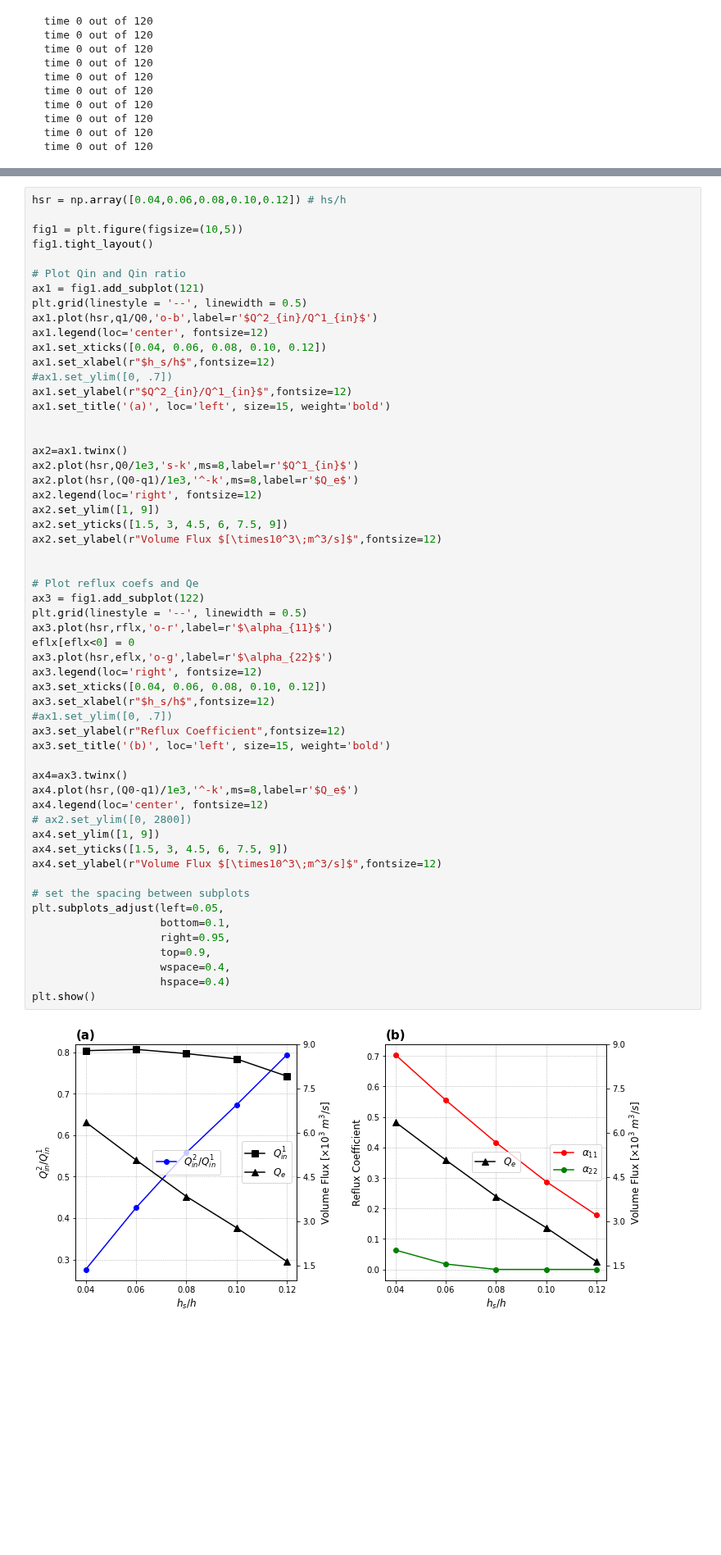
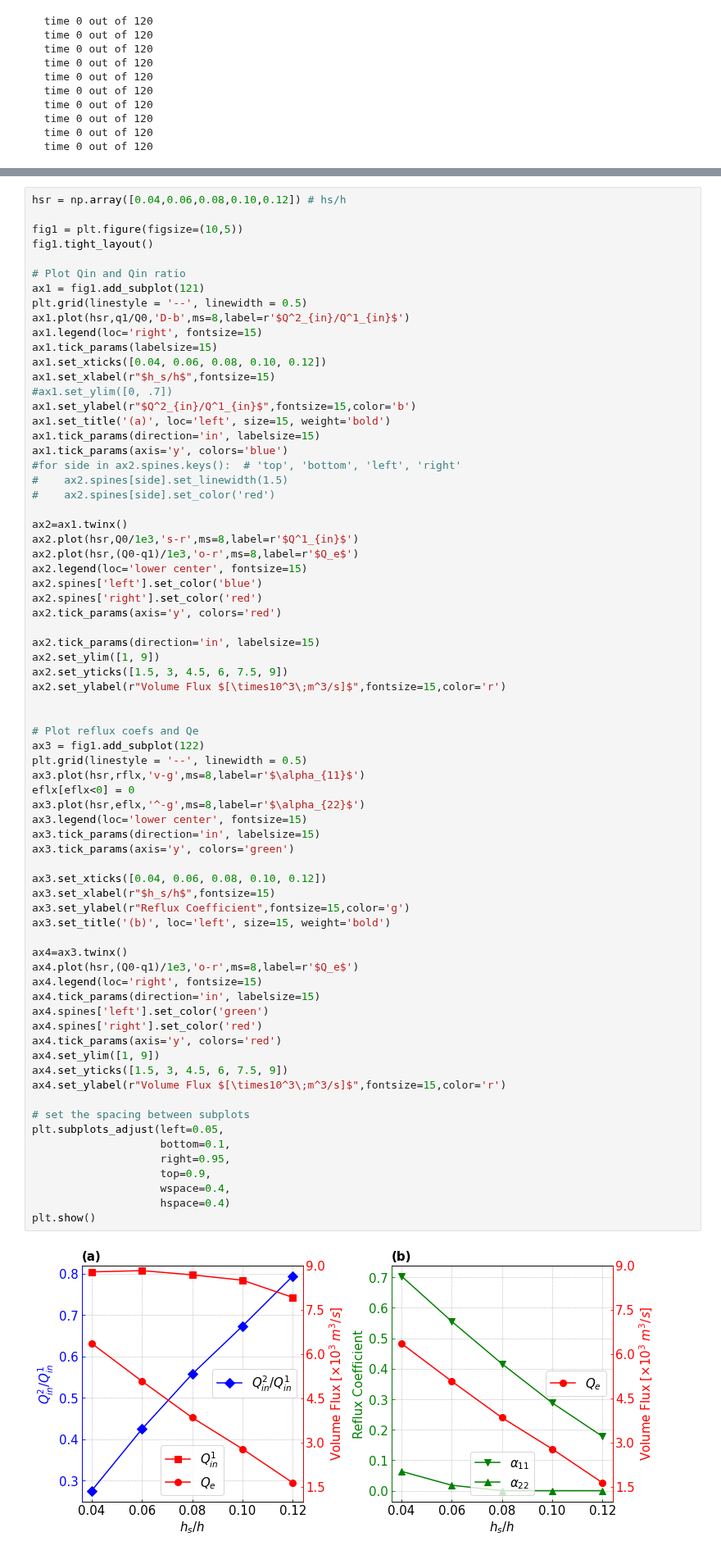
Before and after one commit to weiyangbao/Jupyter-Iceplume, a Jupyter notebook: Fjord Modeling/2-TEF_Reflux.ipynb, the cells around one changed output, grey strips where cells are left out. Shown at 82% size. Cells and saved outputs as stored; diff of their text form; blank space fills up the shorter version.

Commit message:
Figure adjustment

```diff
--- a/Fjord Modeling/2-TEF_Reflux.ipynb
+++ b/Fjord Modeling/2-TEF_Reflux.ipynb
@@ -170,55 +161,70 @@ fig1.tight_layout()
 # Plot Qin and Qin ratio
 ax1 = fig1.add_subplot(121)
 plt.grid(linestyle = '--', linewidth = 0.5)
-ax1.plot(hsr,q1/Q0,'o-b',label=r'$Q^2_{in}/Q^1_{in}$')
-ax1.legend(loc='center', fontsize=12)
+ax1.plot(hsr,q1/Q0,'D-b',ms=8,label=r'$Q^2_{in}/Q^1_{in}$')
+ax1.legend(loc='right', fontsize=15)
+ax1.tick_params(labelsize=15)
 ax1.set_xticks([0.04, 0.06, 0.08, 0.10, 0.12])
-ax1.set_xlabel(r"$h_s/h$",fontsize=12)
+ax1.set_xlabel(r"$h_s/h$",fontsize=15)
 #ax1.set_ylim([0, .7])
-ax1.set_ylabel(r"$Q^2_{in}/Q^1_{in}$",fontsize=12)
+ax1.set_ylabel(r"$Q^2_{in}/Q^1_{in}$",fontsize=15,color='b')
 ax1.set_title('(a)', loc='left', size=15, weight='bold')
-
+ax1.tick_params(direction='in', labelsize=15)
+ax1.tick_params(axis='y', colors='blue')
+#for side in ax2.spines.keys():  # 'top', 'bottom', 'left', 'right'
+#    ax2.spines[side].set_linewidth(1.5)
+#    ax2.spines[side].set_color('red')
 
 ax2=ax1.twinx()
-ax2.plot(hsr,Q0/1e3,'s-k',ms=8,label=r'$Q^1_{in}$')
-ax2.plot(hsr,(Q0-q1)/1e3,'^-k',ms=8,label=r'$Q_e$')
-ax2.legend(loc='right', fontsize=12)
+ax2.plot(hsr,Q0/1e3,'s-r',ms=8,label=r'$Q^1_{in}$')
+ax2.plot(hsr,(Q0-q1)/1e3,'o-r',ms=8,label=r'$Q_e$')
+ax2.legend(loc='lower center', fontsize=15)
+ax2.spines['left'].set_color('blue')
+ax2.spines['right'].set_color('red')
+ax2.tick_params(axis='y', colors='red')
+
+ax2.tick_params(direction='in', labelsize=15)
 ax2.set_ylim([1, 9])
 ax2.set_yticks([1.5, 3, 4.5, 6, 7.5, 9])
-ax2.set_ylabel(r"Volume Flux $[\times10^3\;m^3/s]$",fontsize=12)
+ax2.set_ylabel(r"Volume Flux $[\times10^3\;m^3/s]$",fontsize=15,color='r')
 
 
 # Plot reflux coefs and Qe
 ax3 = fig1.add_subplot(122)
 plt.grid(linestyle = '--', linewidth = 0.5)
-ax3.plot(hsr,rflx,'o-r',label=r'$\alpha_{11}$')
+ax3.plot(hsr,rflx,'v-g',ms=8,label=r'$\alpha_{11}$')
 eflx[eflx<0] = 0
-ax3.plot(hsr,eflx,'o-g',label=r'$\alpha_{22}$')
-ax3.legend(loc='right', fontsize=12)
+ax3.plot(hsr,eflx,'^-g',ms=8,label=r'$\alpha_{22}$')
+ax3.legend(loc='lower center', fontsize=15)
+ax3.tick_params(direction='in', labelsize=15)
+ax3.tick_params(axis='y', colors='green')
+
 ax3.set_xticks([0.04, 0.06, 0.08, 0.10, 0.12])
-ax3.set_xlabel(r"$h_s/h$",fontsize=12)
-#ax1.set_ylim([0, .7])
-ax3.set_ylabel(r"Reflux Coefficient",fontsize=12)
+ax3.set_xlabel(r"$h_s/h$",fontsize=15)
+ax3.set_ylabel(r"Reflux Coefficient",fontsize=15,color='g')
 ax3.set_title('(b)', loc='left', size=15, weight='bold')
 
 ax4=ax3.twinx()
-ax4.plot(hsr,(Q0-q1)/1e3,'^-k',ms=8,label=r'$Q_e$')
-ax4.legend(loc='center', fontsize=12)
-# ax2.set_ylim([0, 2800])
+ax4.plot(hsr,(Q0-q1)/1e3,'o-r',ms=8,label=r'$Q_e$')
+ax4.legend(loc='right', fontsize=15)
+ax4.tick_params(direction='in', labelsize=15)
+ax4.spines['left'].set_color('green')
+ax4.spines['right'].set_color('red')
+ax4.tick_params(axis='y', colors='red')
 ax4.set_ylim([1, 9])
 ax4.set_yticks([1.5, 3, 4.5, 6, 7.5, 9])
-ax4.set_ylabel(r"Volume Flux $[\times10^3\;m^3/s]$",fontsize=12)
+ax4.set_ylabel(r"Volume Flux $[\times10^3\;m^3/s]$",fontsize=15,color='r')
 
 # set the spacing between subplots
 plt.subplots_adjust(left=0.05,
                     bottom=0.1,
                     right=0.95,
                     top=0.9,
                     wspace=0.4,
                     hspace=0.4)
 plt.show()
 # %% [output]
-[figure, old version]
+[figure, new version]
 # %%
 fig_path ="/home/1959/Jupyter_Figs/FjordModeling/"
 if not os.path.exists(fig_path):
```
Also changed, not shown: parts of 1 cell of this notebook, 1 other file.
